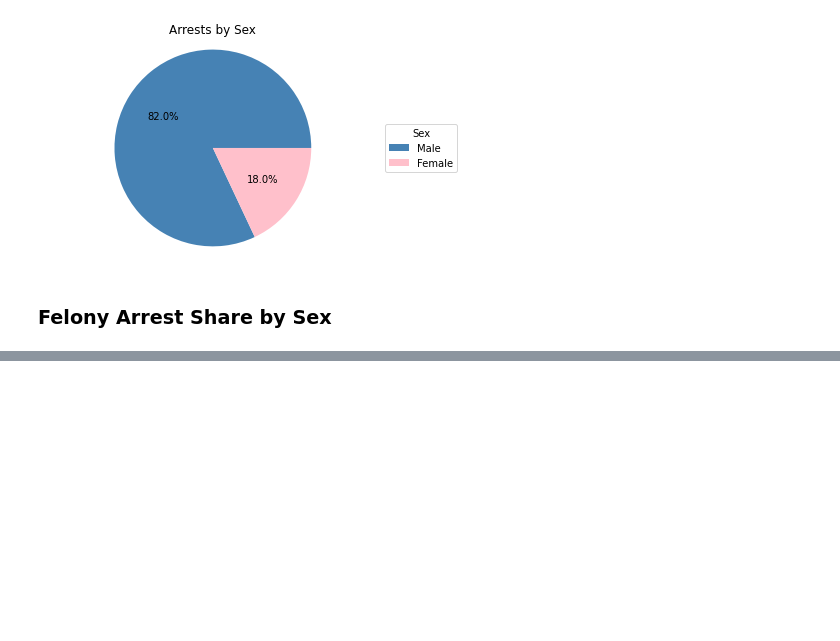
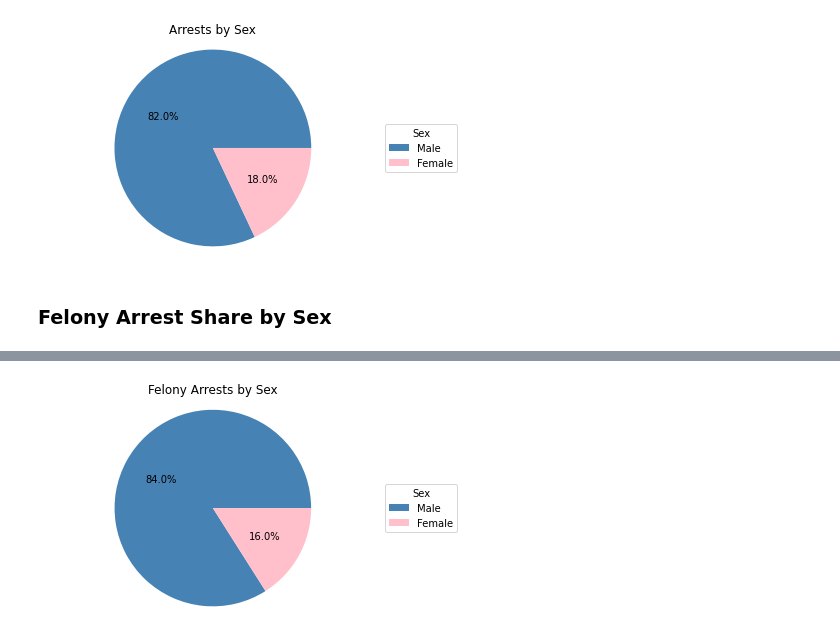
Before and after one commit to AmitSamra/NYC_Crime, a Jupyter notebook: nyc_crime_python.ipynb, the cells around one changed output, grey strips where cells are left out. Saved outputs shown, nothing was run; the diff lists cells and outputs as text; code cells hidden in the pictures; blank space fills up the shorter version.

Commit message:
Added felony arrest share by sex df and plot

```diff
--- a/nyc_crime_python.ipynb
+++ b/nyc_crime_python.ipynb
@@ -899,0 +900,17 @@ df_sex
+# %%
+fig,ax = plt.subplots()
+
+ax.pie(df_sex_fel.prop, autopct='%1.1f%%', colors=['steelblue','pink'])
+ax.legend(
+    #df_sex_fel.perp_sex,
+    title = 'Sex',
+    labels = ['Male', 'Female'],
+    loc = 'center left',
+    bbox_to_anchor = (1,0,0.5,1)
+)
+ax.set_title('Felony Arrests by Sex')
+ax.axis('equal')
+
+plt.show()
+# %% [output]
+[figure, added]
```
Also changed, not shown: parts of 1 cell of this notebook.
